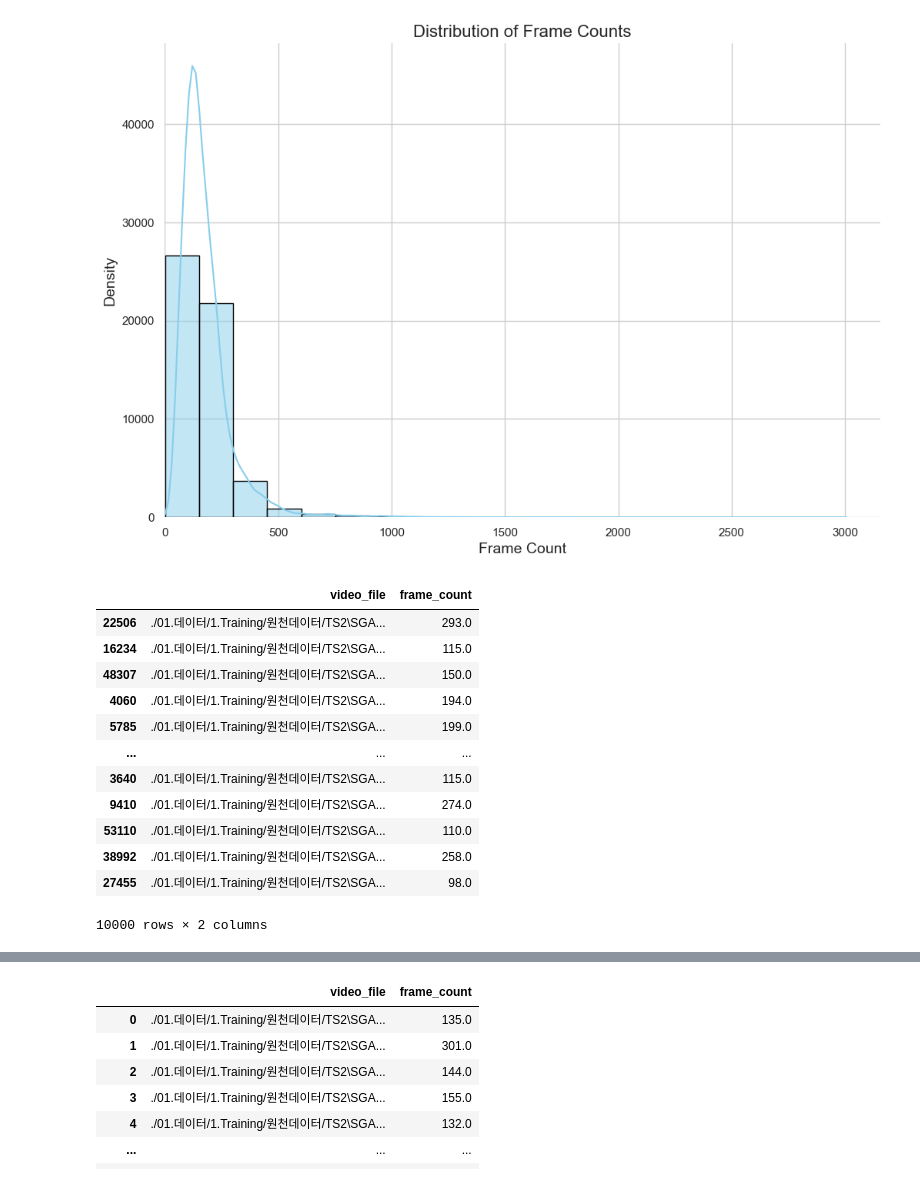
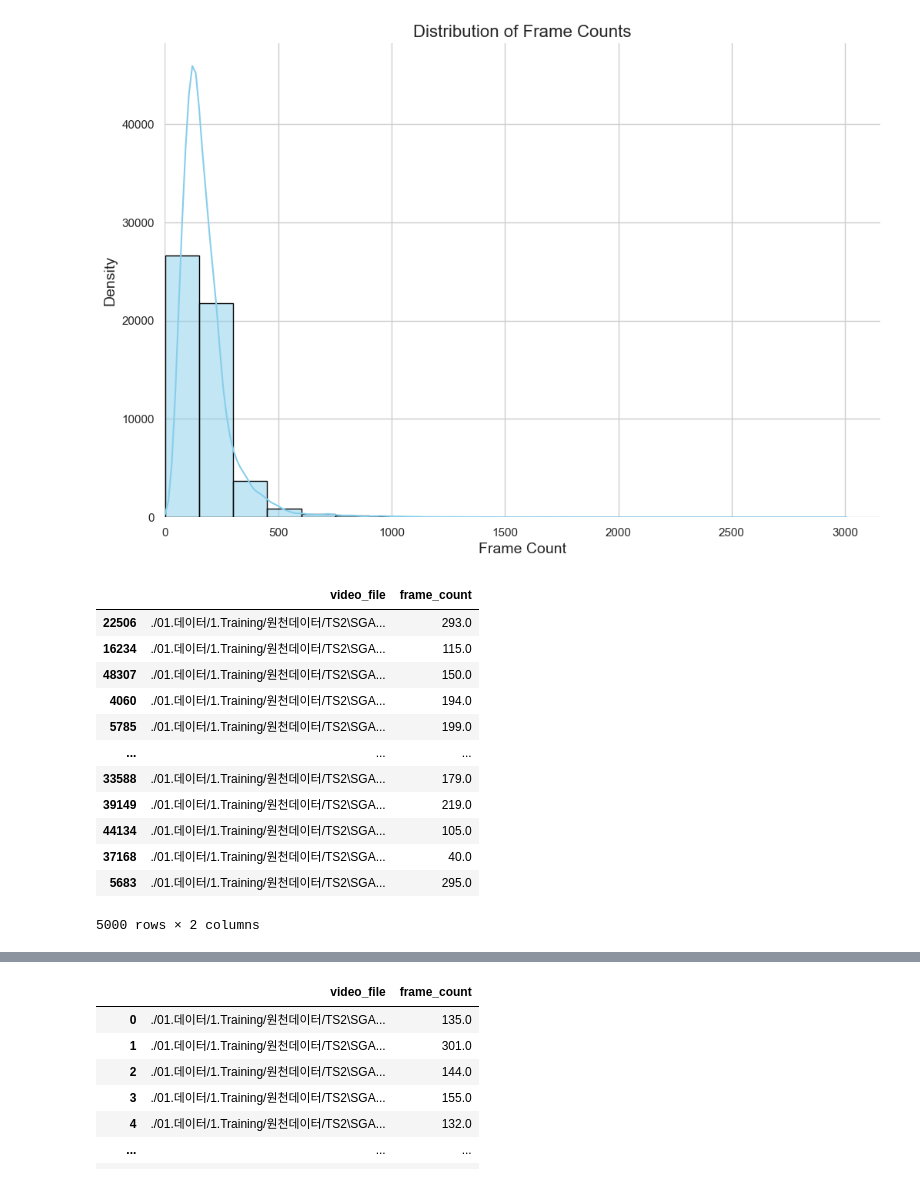
Before and after one commit to kim-nam-keyong/image_video_related_model, a Jupyter notebook: final_test22.ipynb, the cells around one changed output, grey strips where cells are left out. Drawn from its saved outputs; the diff is of its cells as text; code cells hidden in the pictures.

```diff
--- a/final_test22.ipynb
+++ b/final_test22.ipynb
@@ -590,20 +572,20 @@ plt.show()
 # %%
 import pandas as pd
 #df.to_csv("df_video.csv",index=False)
 df_video = pd.read_csv("df_video.csv")
-df_video_copy = df_video.sample(n=10000, random_state=42)
+df_video_copy = df_video.sample(n=5000, random_state=42)
 df_video_copy
 # %% [output]
 |  | video_file | frame_count |
 | 22506 | ./01.데이터/1.Training/원천데이터/TS2\SGA... | 293.0 |
 | 16234 | ./01.데이터/1.Training/원천데이터/TS2\SGA... | 115.0 |
 | 48307 | ./01.데이터/1.Training/원천데이터/TS2\SGA... | 150.0 |
 | 4060 | ./01.데이터/1.Training/원천데이터/TS2\SGA... | 194.0 |
 | 5785 | ./01.데이터/1.Training/원천데이터/TS2\SGA... | 199.0 |
 | ... | ... | ... |
-| 3640 | ./01.데이터/1.Training/원천데이터/TS2\SGA... | 115.0 |
-| 9410 | ./01.데이터/1.Training/원천데이터/TS2\SGA... | 274.0 |
-| 53110 | ./01.데이터/1.Training/원천데이터/TS2\SGA... | 110.0 |
-| 38992 | ./01.데이터/1.Training/원천데이터/TS2\SGA... | 258.0 |
-| 27455 | ./01.데이터/1.Training/원천데이터/TS2\SGA... | 98.0 |
+| 33588 | ./01.데이터/1.Training/원천데이터/TS2\SGA... | 179.0 |
+| 39149 | ./01.데이터/1.Training/원천데이터/TS2\SGA... | 219.0 |
+| 44134 | ./01.데이터/1.Training/원천데이터/TS2\SGA... | 105.0 |
+| 37168 | ./01.데이터/1.Training/원천데이터/TS2\SGA... | 40.0 |
+| 5683 | ./01.데이터/1.Training/원천데이터/TS2\SGA... | 295.0 |
-10000 rows × 2 columns
+5000 rows × 2 columns
```
Also changed, not shown: parts of 36 cells of this notebook.
